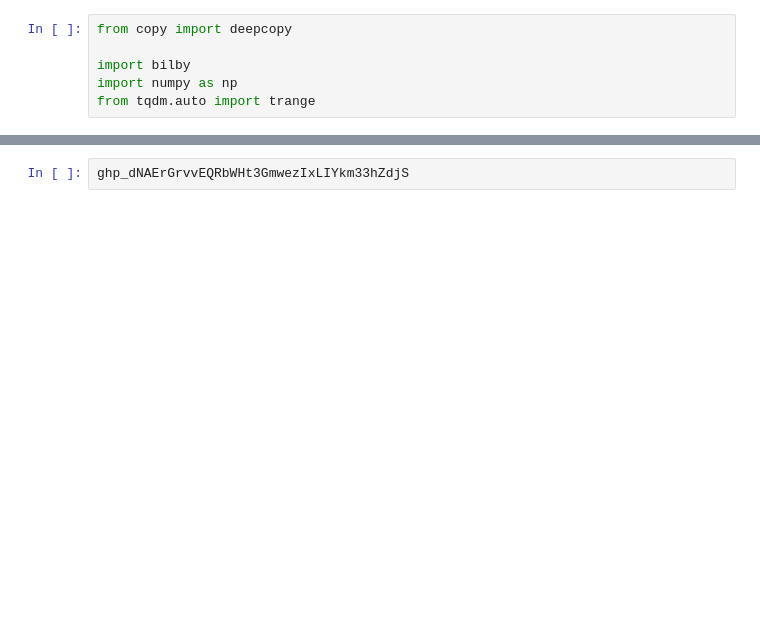
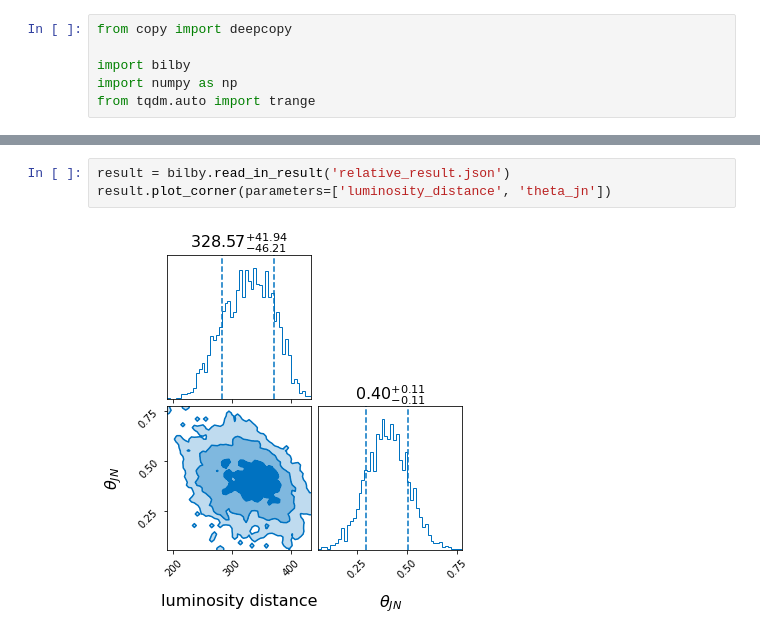
Before and after one commit to Ben-Stadel/CITA_2024, a Jupyter notebook: NSBHMerger1.ipynb, the cells around one changed output, grey strips where cells are left out. Cells and saved outputs as stored; diff of their text form; blank space fills up the shorter version.

```diff
--- a/NSBHMerger1.ipynb
+++ b/NSBHMerger1.ipynb
@@ -236,2 +263,5 @@ Binned vs unbinned log Bayes factor 1.06
-# %%
-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
+# %%
+result = bilby.read_in_result('relative_result.json')
+result.plot_corner(parameters=['luminosity_distance', 'theta_jn'])
+# %% [output]
+[figure, added]
```
Also changed, not shown: parts of 1 cell of this notebook.
